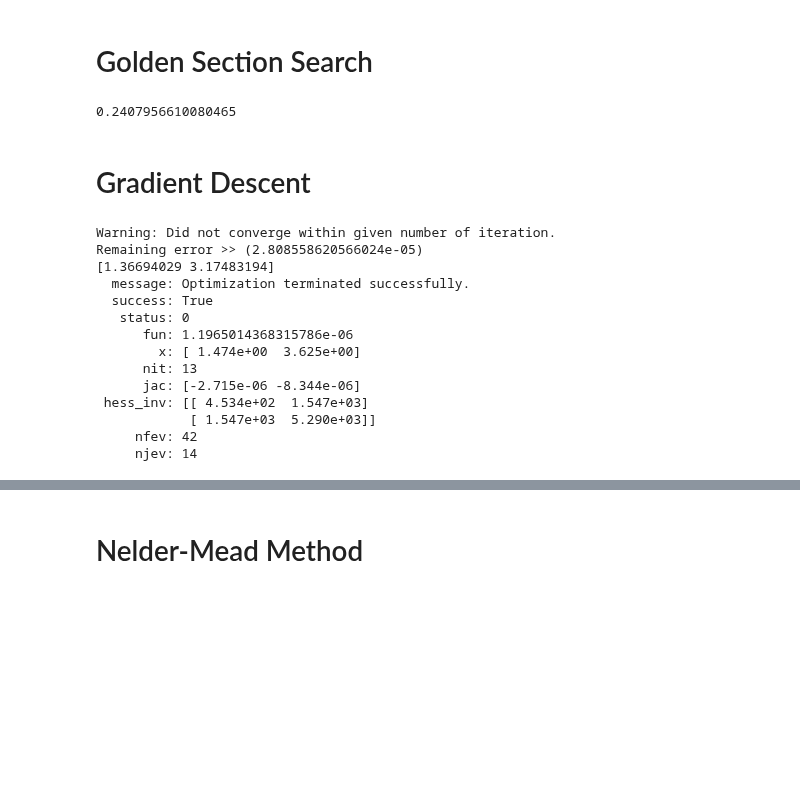
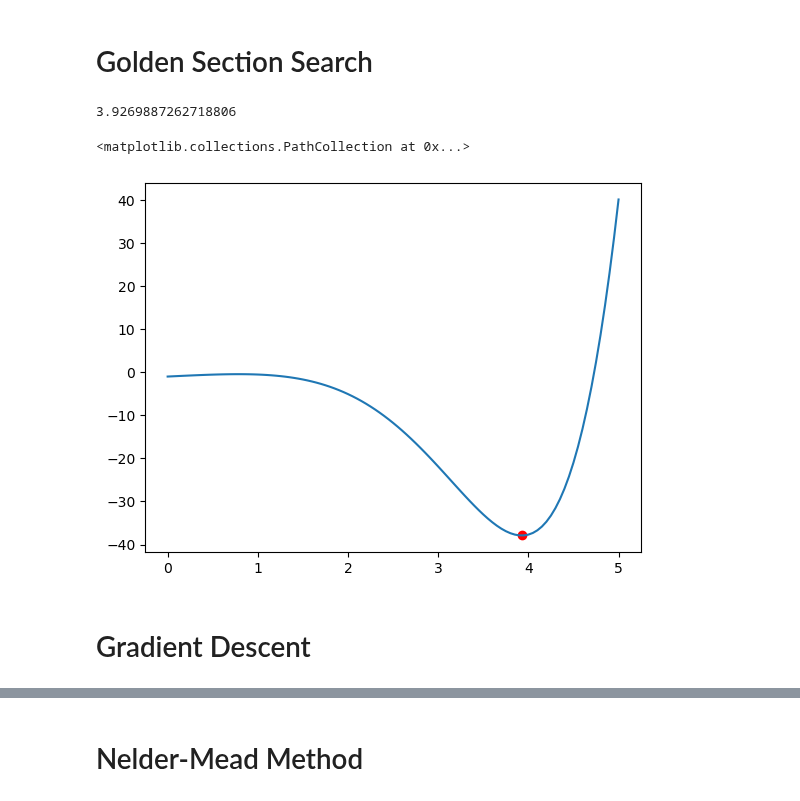
Before and after one commit to HyuntaeKR/numanal2023, a Jupyter notebook: optimization.ipynb, the cells around one changed output, grey strips where cells are left out. Saved outputs shown, nothing was run; the diff lists cells and outputs as text; code cells hidden in the pictures; blank space fills up the shorter version.

```diff
--- a/optimization.ipynb
+++ b/optimization.ipynb
@@ -9,5 +11,10 @@ import scipy.optimize as op
 # %%
-def golden_section(f, boundary, maxiter=500, tol=1e-5):
+def golden_section(
+    f: typing.Callable[[float], float],
+    boundary: nptyping.ArrayLike,
+    maxiter=500,
+    tol=1e-5,
+):
     r = (-1 + np.sqrt(5)) / 2  # golden ratio
     a = boundary[0]  # lower bound
     b = boundary[1]  # upper bound
@@ -24,13 +31,20 @@ def golden_section(f, boundary, maxiter=500, tol=1e-5):
         else:
             b = upper
 
+    print("Warning: Did not converge within given number of iteration.")
     return (a + b) / 2
 # %%
 # Example of Golden Section Search
-f = lambda x: np.exp(3 * x) + 5 * np.exp(-2 * x)
-root = golden_section(f, [0, 3])
-print(root)
+f = lambda x: np.exp(x) * np.cos(x) - 2
+minimum = golden_section(f, [1, 5])
+print(minimum)
+
+xrange = np.linspace(0, 5, 101)
+plt.plot(xrange, f(xrange))
+plt.scatter(minimum, f(minimum), color="r")
 # %% [output]
-0.2407956610080465
+3.9269887262718806
+<matplotlib.collections.PathCollection at 0x...>
+[figure, added]
 # %% [markdown]
 # Gradient Descent
@@ -81,28 +119,0 @@ def gradient_descent2(f, x0: np.ndarray, grad_f=None, maxiter=100000, tol=1e-6):
-# %%
-# Example of gradient descent
-def my_func(x_vect: nptyping.ArrayLike):
-    x = x_vect[0]
-    y = x_vect[1]
-    return x * y * np.exp(-(x**2 + y**2))
-
-
-root = gradient_descent(my_func, [1.0, 2.0])
-root2 = op.minimize(my_func, [1.0, 2.0])
-print(root)
-print(root2)
-# Gradient descent seems stuck -> draw trajectory to check?
-# %% [output]
-Warning: Did not converge within given number of iteration.
-Remaining error >> (2.808558620566024e-05)
-[1.36694029 3.17483194]
-  message: Optimization terminated successfully.
-  success: True
-   status: 0
-      fun: 1.1965014368315786e-06
-        x: [ 1.474e+00  3.625e+00]
-      nit: 13
-      jac: [-2.715e-06 -8.344e-06]
- hess_inv: [[ 4.534e+02  1.547e+03]
-            [ 1.547e+03  5.290e+03]]
-     nfev: 42
-     njev: 14
```
Also changed, not shown: parts of 6 cells of this notebook, 1 other file.
